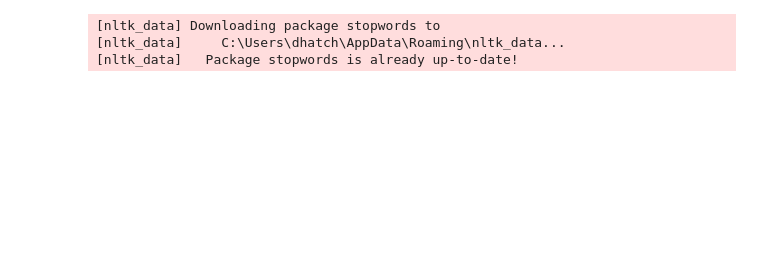
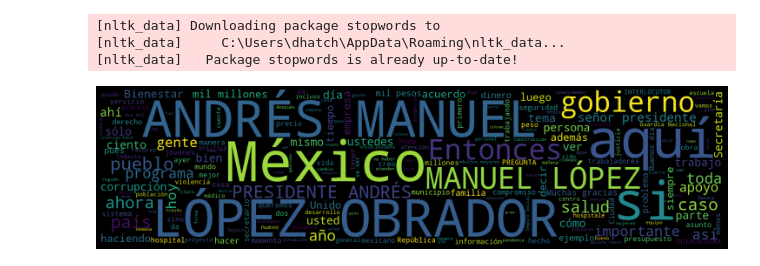
Before and after one commit to hatchdavid1/scraping_nlp, a Jupyter notebook: scrapping_nlp_presi.ipynb, the cells around one changed output. Saved outputs shown, nothing was run; the diff lists cells and outputs as text; code cells hidden in the pictures; blank space fills up the shorter version.

Commit message:
Add files via upload
wordcloud

```diff
--- a/scrapping_nlp_presi.ipynb
+++ b/scrapping_nlp_presi.ipynb
@@ -81,3 +81,7 @@ def obtiene_informacion(url):
 texto = []
 for i in range(0,len(pres)):
     texto.extend(obtiene_informacion(pres[i]))
+# %%
+txt = pd.Series(texto,name = 'Texto')
+text = txt.to_frame()
+text.dropna(inplace = True)
@@ -83,0 +112,15 @@ for i in range(0,len(pres)):
+# %%
+def wordcloud(df,col): # dataframe, columna
+
+    wordcloud=WordCloud(width=1600, height=400, stopwords=stop_words).generate(' '.join([e for e in df[col]]))
+
+    plt.figure(figsize=(20,10), facecolor='k')
+    plt.imshow(wordcloud)
+    plt.axis('off')
+    plt.tight_layout(pad=0)
+    plt.savefig('./wordcloud.png', facecolor='k', bbox_inches='tight')
+    plt.show()
+# %%
+wordcloud(text, 'Texto')
+# %% [output]
+[figure, added]
```
Also changed, not shown: parts of 1 cell of this notebook.
